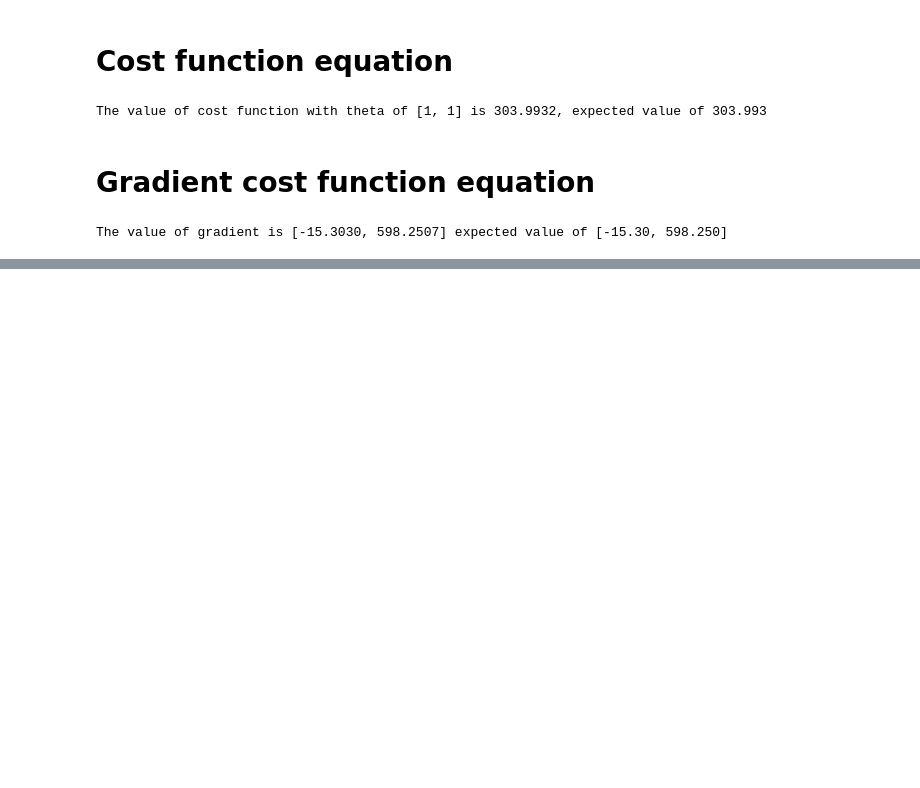
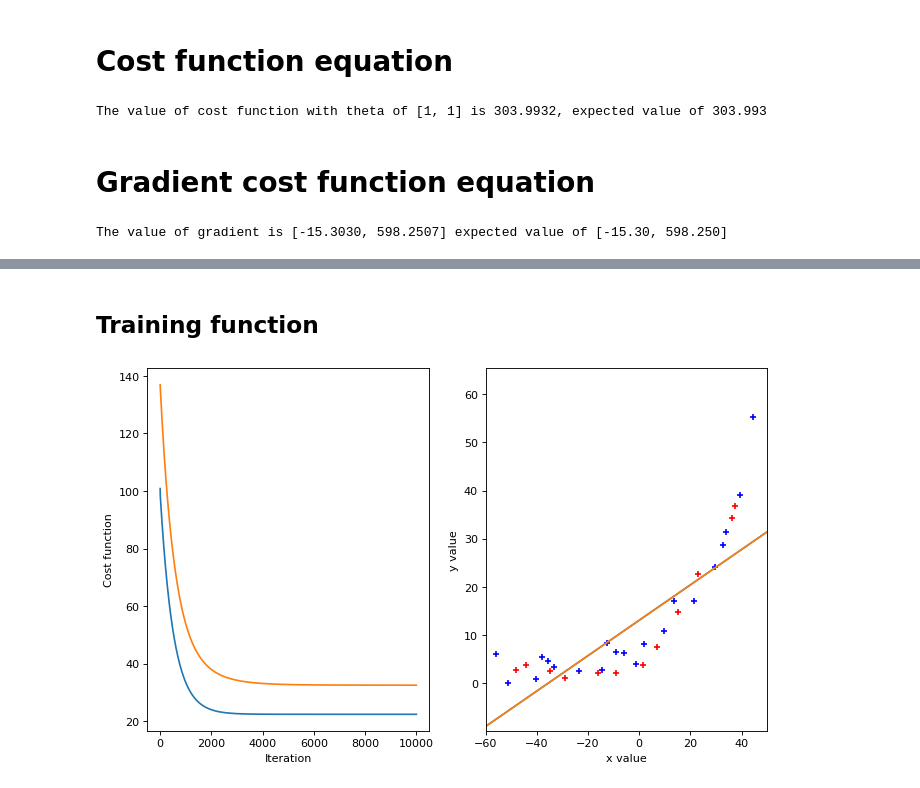
Before and after one commit to ChandraLiuswanto/MLE_test, a Jupyter notebook: Linear Regression Bias Variance/main.ipynb, the cells around one changed output, grey strips where cells are left out. Drawn from its saved outputs; the diff is of its cells as text; code cells hidden in the pictures; blank space fills up the shorter version.

```diff
--- a/Linear Regression Bias Variance/main.ipynb
+++ b/Linear Regression Bias Variance/main.ipynb
@@ -77,0 +85,29 @@ plotscatter(theta_init)
+# %% [markdown]
+## Training function
+# %%
+def train(poly,X_val,y_val,XCV=False,YCV=False,rate=1e-3,limit=10000,lamb=0,plot_cost=False):
+    theta_init = np.random.rand(poly+1)
+    cost_list = []
+    cost_list_cv = []
+    for _ in range(limit):
+        descent_cost = gradJ(theta_init,X_val,y_val,lamb)
+        theta_init -= rate * descent_cost
+        cost_list.append(J(theta_init,X_val,y_val,lamb))
+        if XCV.any() and YCV.any():
+            cost_list_cv.append(J(theta_init,XCV,YCV,0))
+    if plot_cost:
+        plt.figure(figsize=(10, 6), dpi=80)
+        plt.subplot(1,2,1)
+        plt.plot(cost_list)
+        if XCV.any() and YCV.any():
+            plt.plot(cost_list_cv)
+        plt.xlabel('Iteration')
+        plt.ylabel('Cost function')
+        plt.subplot(1,2,2)
+        plotscatter(theta_init,X_val,y_val)
+        if XCV.any() and YCV.any():
+            plotscatter(theta_init,XCV,YCV,ck='b')
+    return cost_list,cost_list_cv, theta_init
+cst,cst2,theta_0 = train(1,X,y,Xtest,ytest,plot_cost=True)
+# %% [output]
+[figure, added]
```
Also changed, not shown: parts of 18 cells of this notebook.
